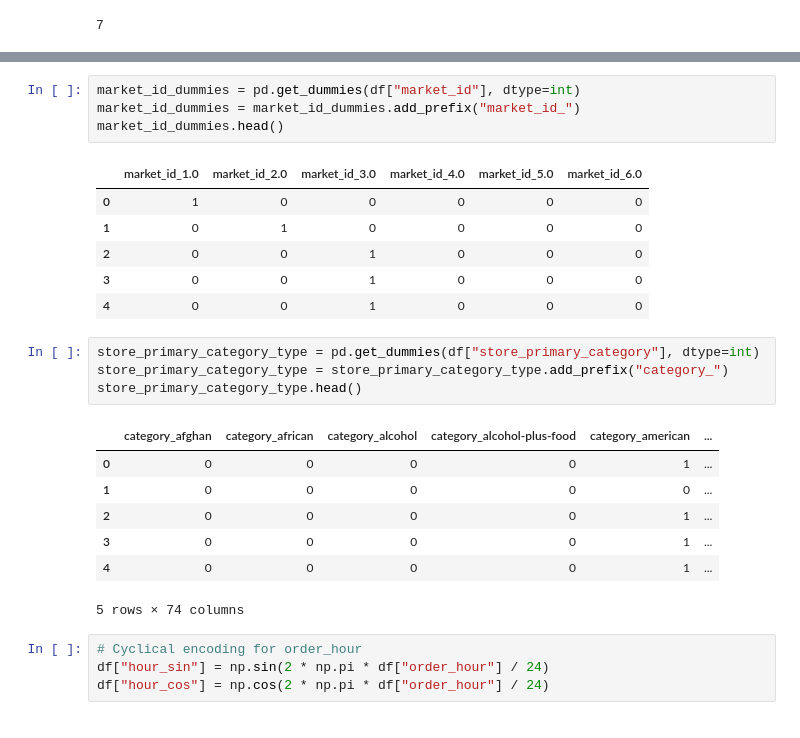
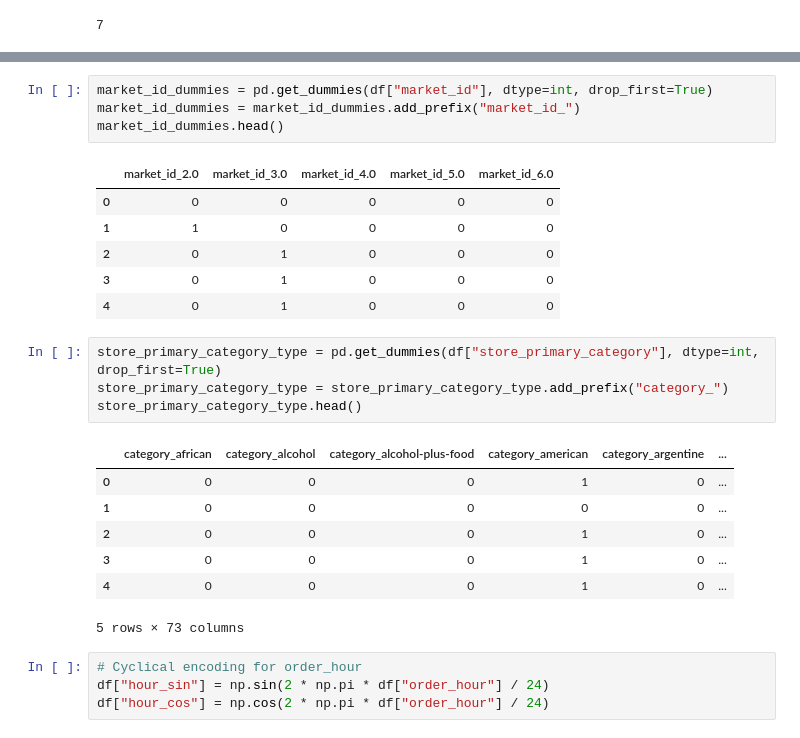
Before and after one commit to abir171915/DoorDash-delivery-time-prediction-, a Jupyter notebook: fulleda.ipynb, the cells around one changed output, grey strips where cells are left out. Cells and saved outputs as stored; diff of their text form.

```diff
--- a/fulleda.ipynb
+++ b/fulleda.ipynb
@@ -231,26 +231,26 @@ order_protocol_dummies.head()
 # %%
-market_id_dummies = pd.get_dummies(df["market_id"], dtype=int)
+market_id_dummies = pd.get_dummies(df["market_id"], dtype=int, drop_first=True)
 market_id_dummies = market_id_dummies.add_prefix("market_id_")
 market_id_dummies.head()
 # %% [output]
-|  | market_id_1.0 | market_id_2.0 | market_id_3.0 | market_id_4.0 | market_id_5.0 | market_id_6.0 |
-| 0 | 1 | 0 | 0 | 0 | 0 | 0 |
-| 1 | 0 | 1 | 0 | 0 | 0 | 0 |
-| 2 | 0 | 0 | 1 | 0 | 0 | 0 |
-| 3 | 0 | 0 | 1 | 0 | 0 | 0 |
-| 4 | 0 | 0 | 1 | 0 | 0 | 0 |
+|  | market_id_2.0 | market_id_3.0 | market_id_4.0 | market_id_5.0 | market_id_6.0 |
+| 0 | 0 | 0 | 0 | 0 | 0 |
+| 1 | 1 | 0 | 0 | 0 | 0 |
+| 2 | 0 | 1 | 0 | 0 | 0 |
+| 3 | 0 | 1 | 0 | 0 | 0 |
+| 4 | 0 | 1 | 0 | 0 | 0 |
 # %%
-store_primary_category_type = pd.get_dummies(df["store_primary_category"], dtype=int)
+store_primary_category_type = pd.get_dummies(df["store_primary_category"], dtype=int, drop_first=True)
 store_primary_category_type = store_primary_category_type.add_prefix("category_")
 store_primary_category_type.head()
 # %% [output]
-|  | category_afghan | category_african | category_alcohol | category_alcohol-plus-food | category_american | ... |
-| 0 | 0 | 0 | 0 | 0 | 1 | ... |
+|  | category_african | category_alcohol | category_alcohol-plus-food | category_american | category_argentine | ... |
+| 0 | 0 | 0 | 0 | 1 | 0 | ... |
 | 1 | 0 | 0 | 0 | 0 | 0 | ... |
-| 2 | 0 | 0 | 0 | 0 | 1 | ... |
-| 3 | 0 | 0 | 0 | 0 | 1 | ... |
-| 4 | 0 | 0 | 0 | 0 | 1 | ... |
+| 2 | 0 | 0 | 0 | 1 | 0 | ... |
+| 3 | 0 | 0 | 0 | 1 | 0 | ... |
+| 4 | 0 | 0 | 0 | 1 | 0 | ... |
-5 rows × 74 columns
+5 rows × 73 columns
 # %%
 # Cyclical encoding for order_hour
 df["hour_sin"] = np.sin(2 * np.pi * df["order_hour"] / 24)
```
Also changed, not shown: parts of 21 cells of this notebook.
